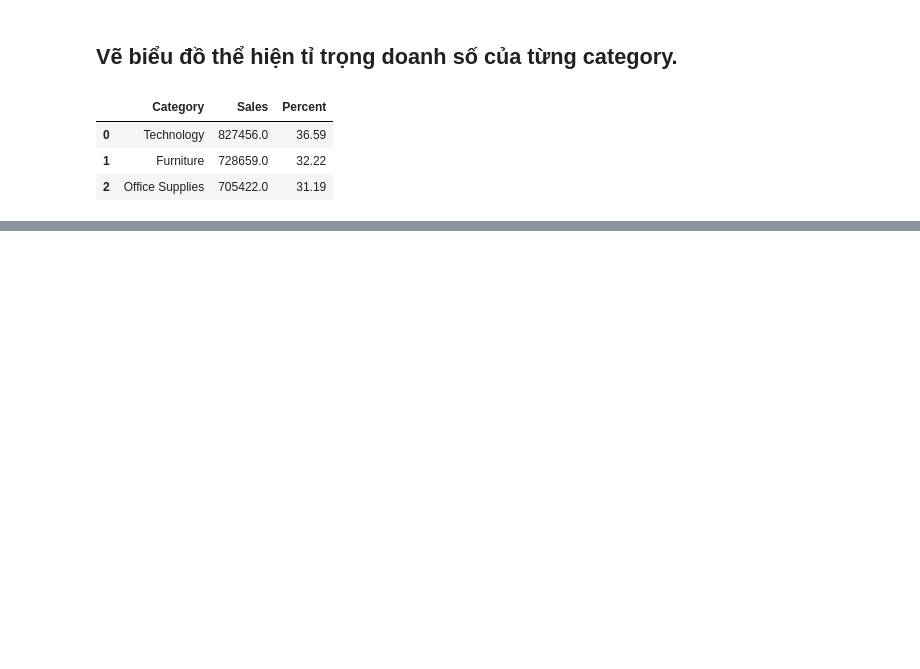
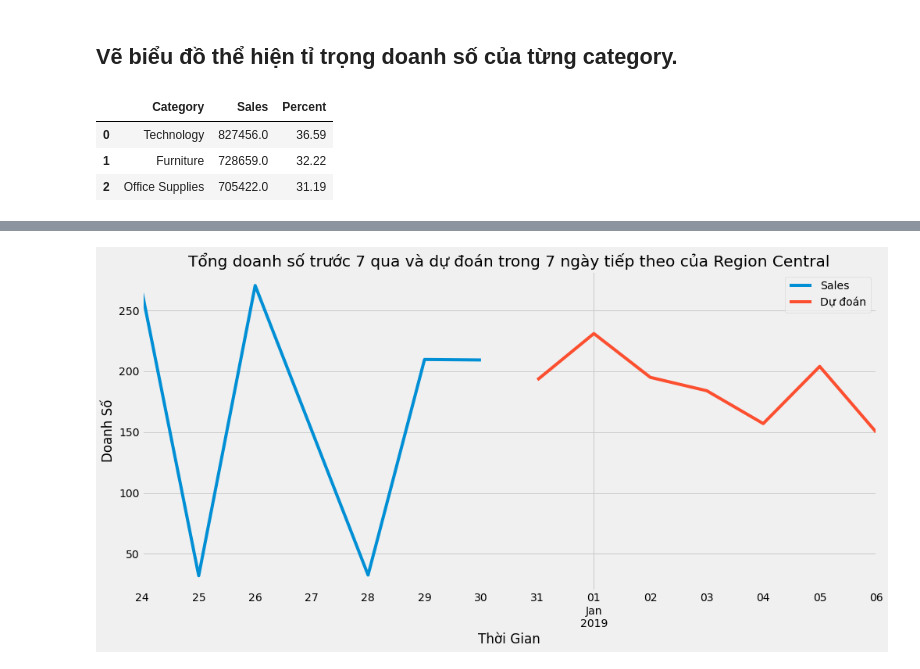
Before and after one commit to nguyenvudev20/mse22.python4engineer, a Jupyter notebook: Bai_Assignment.ipynb, the cells around one changed output, grey strips where cells are left out. Drawn from its saved outputs; the diff is of its cells as text; code cells hidden in the pictures; blank space fills up the shorter version.

```diff
--- a/Bai_Assignment.ipynb
+++ b/Bai_Assignment.ipynb
@@ -435,0 +563,5 @@ fig.show() # hiển thị biểu đồ
+# %%
+# thực hiện dự đoán cho n ngày
+forecast = results.forecast(steps=kieu_ngay)
+pred_ci = forecast.astype('int')
+print(pred_ci)
@@ -435,0 +577,10 @@ fig.show() # hiển thị biểu đồ
+# %%
+ax = new_data.iloc[(kieu_ngay*-1):,].plot(figsize=(15, 7), title='Tổng doanh số trước ' +str(kieu_ngay)+' ngày qua và dự đoán trong ' +str(kieu_ngay)+' ngày tiếp theo của '+kieu_key+' '+kieu_val)
+df_end=pd.Series(pred_ci)
+df_end.plot(ax=ax, label='Dự đoán')
+ax.set_xlabel('Thời Gian')
+ax.set_ylabel('Doanh Số')
+plt.legend()
+plt.show()
+# %% [output]
+[figure, added]
```
Also changed, not shown: parts of 15 cells of this notebook.
